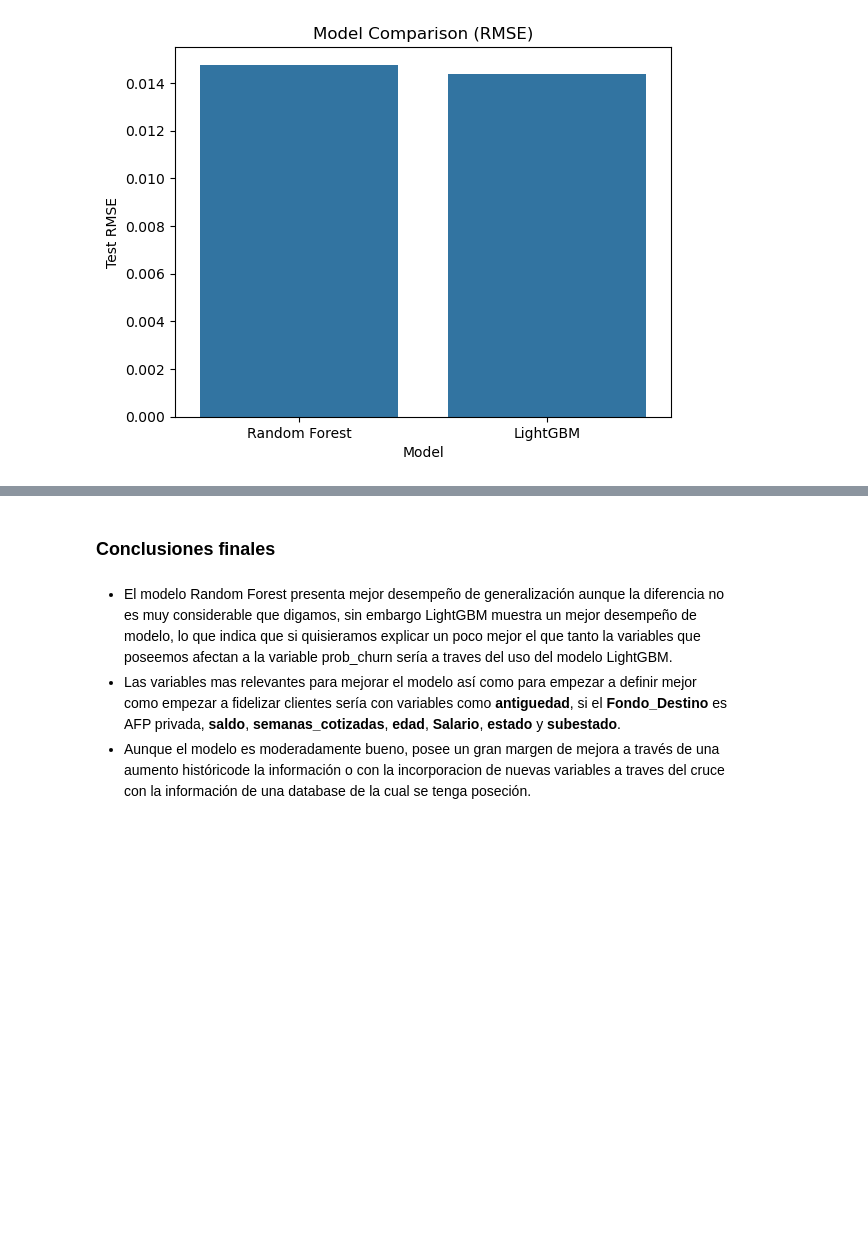
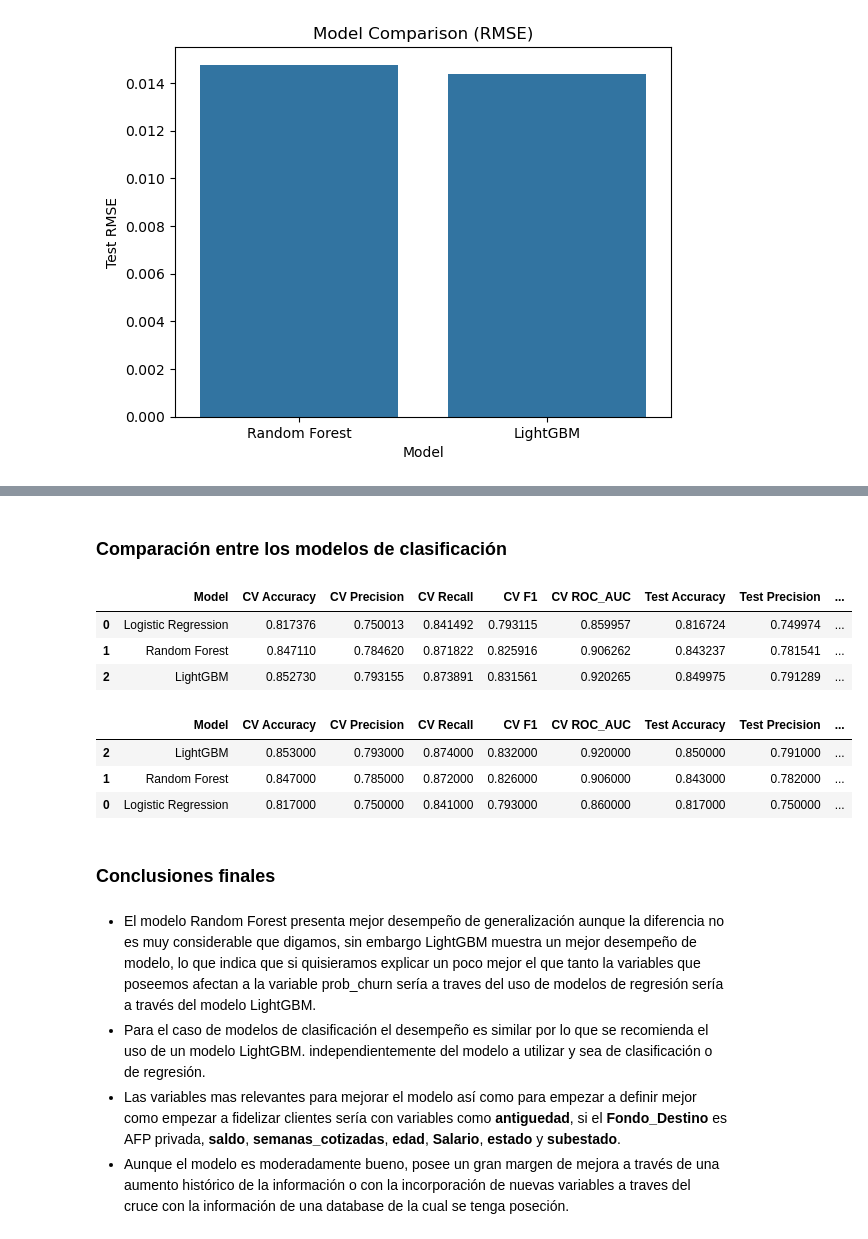
Before and after one commit to MrenteriaDS/Portafolio, a Jupyter notebook: Prueba técnica Porvenir.ipynb, the cells around one changed output, grey strips where cells are left out. Saved outputs shown, nothing was run; the diff lists cells and outputs as text; code cells hidden in the pictures; blank space fills up the shorter version.

```diff
--- a/Prueba técnica Porvenir.ipynb
+++ b/Prueba técnica Porvenir.ipynb
@@ -653,0 +693,10 @@ plt.show()
+# %%
+import re
+
+X.columns = (
+    X.columns
+    .map(str)
+    .map(lambda x: x.strip())
+    .map(lambda x: re.sub(r'\s+', '_', x))
+    .map(lambda x: re.sub(r'[^A-Za-z0-9_]', '', x))
+)
@@ -653,0 +712,9 @@ plt.show()
+# %%
+yalt = (y >= 0.85).astype(int)
+
+X_train, X_test, y_train, y_test = train_test_split(
+    X,
+    yalt,
+    test_size=0.2,
+    random_state=42
+)
@@ -653,0 +757,8 @@ plt.show()
+# %%
+scoring = {
+    'accuracy': 'accuracy',
+    'precision': 'precision',
+    'recall': 'recall',
+    'f1': 'f1',
+    'roc_auc': 'roc_auc'
+}
@@ -654,6 +834,42 @@ plt.show()
+# %% [markdown]
+### Comparación entre los modelos de clasificación
+# %%
+comparison_df = pd.DataFrame(results, columns=[
+    'Model',
+    'CV Accuracy',
+    'CV Precision',
+    'CV Recall',
+    'CV F1',
+    'CV ROC_AUC',
+    'Test Accuracy',
+    'Test Precision',
+    'Test Recall',
+    'Test F1',
+    'Test ROC_AUC'
+])
+
+comparison_df
+# %% [output]
+|  | Model | CV Accuracy | CV Precision | CV Recall | CV F1 | CV ROC_AUC | Test Accuracy | Test Precision | ... |
+| 0 | Logistic Regression | 0.817376 | 0.750013 | 0.841492 | 0.793115 | 0.859957 | 0.816724 | 0.749974 | ... |
+| 1 | Random Forest | 0.847110 | 0.784620 | 0.871822 | 0.825916 | 0.906262 | 0.843237 | 0.781541 | ... |
+| 2 | LightGBM | 0.852730 | 0.793155 | 0.873891 | 0.831561 | 0.920265 | 0.849975 | 0.791289 | ... |
+# %%
+comparison_df = comparison_df.sort_values(
+    by='Test ROC_AUC',
+    ascending=False
+).round(3).style.background_gradient(cmap='Blues')
+
+comparison_df
+# %% [output]
+|  | Model | CV Accuracy | CV Precision | CV Recall | CV F1 | CV ROC_AUC | Test Accuracy | Test Precision | ... |
+| 2 | LightGBM | 0.853000 | 0.793000 | 0.874000 | 0.832000 | 0.920000 | 0.850000 | 0.791000 | ... |
+| 1 | Random Forest | 0.847000 | 0.785000 | 0.872000 | 0.826000 | 0.906000 | 0.843000 | 0.782000 | ... |
+| 0 | Logistic Regression | 0.817000 | 0.750000 | 0.841000 | 0.793000 | 0.860000 | 0.817000 | 0.750000 | ... |
 # %% [markdown]
 ### Conclusiones finales
 # %% [markdown]
-* El modelo Random Forest presenta mejor desempeño de generalización aunque la diferencia no es muy considerable que digamos, sin embargo LightGBM muestra un mejor desempeño de modelo, lo que indica que si quisieramos explicar un poco mejor el que tanto la variables que poseemos afectan a la variable prob_churn sería a traves del uso del modelo LightGBM.
+* El modelo Random Forest presenta mejor desempeño de generalización aunque la diferencia no es muy considerable que digamos, sin embargo LightGBM muestra un mejor desempeño de modelo, lo que indica que si quisieramos explicar un poco mejor el que tanto la variables que poseemos afectan a la variable prob_churn sería a traves del uso de modelos de regresión sería a través del modelo LightGBM.
+* Para el caso de modelos de clasificación el desempeño es similar por lo que se recomienda el uso de un modelo LightGBM. independientemente del modelo a utilizar y sea de clasificación o de regresión.
 * Las variables mas relevantes para mejorar el modelo así como para empezar a definir mejor como empezar a fidelizar clientes sería con variables como **antiguedad**, si el **Fondo_Destino** es AFP privada, **saldo**, **semanas_cotizadas**, **edad**, **Salario**, **estado** y **subestado**.
-* Aunque el modelo es moderadamente bueno, posee un gran margen de mejora a través de una aumento históricode la información o con la incorporacion de nuevas variables a traves del cruce con la información de una database de la cual se tenga poseción.
+* Aunque el modelo es moderadamente bueno, posee un gran margen de mejora a través de una aumento histórico de la información o con la incorporación de nuevas variables a traves del cruce con la información de una database de la cual se tenga poseción.
```
Also changed, not shown: parts of 20 cells of this notebook.
